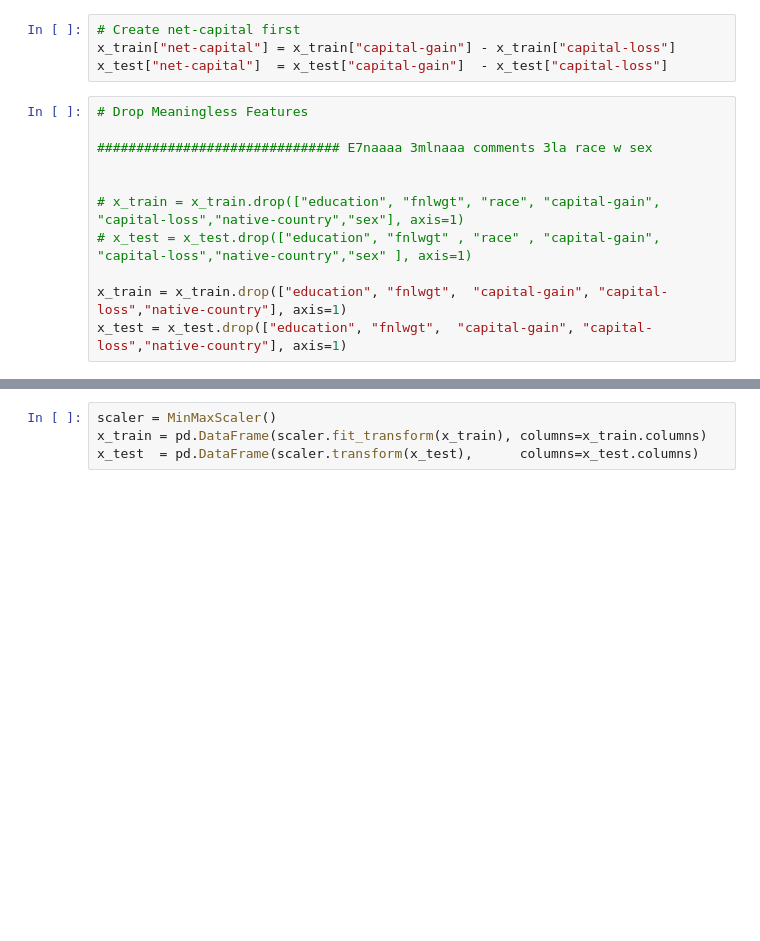
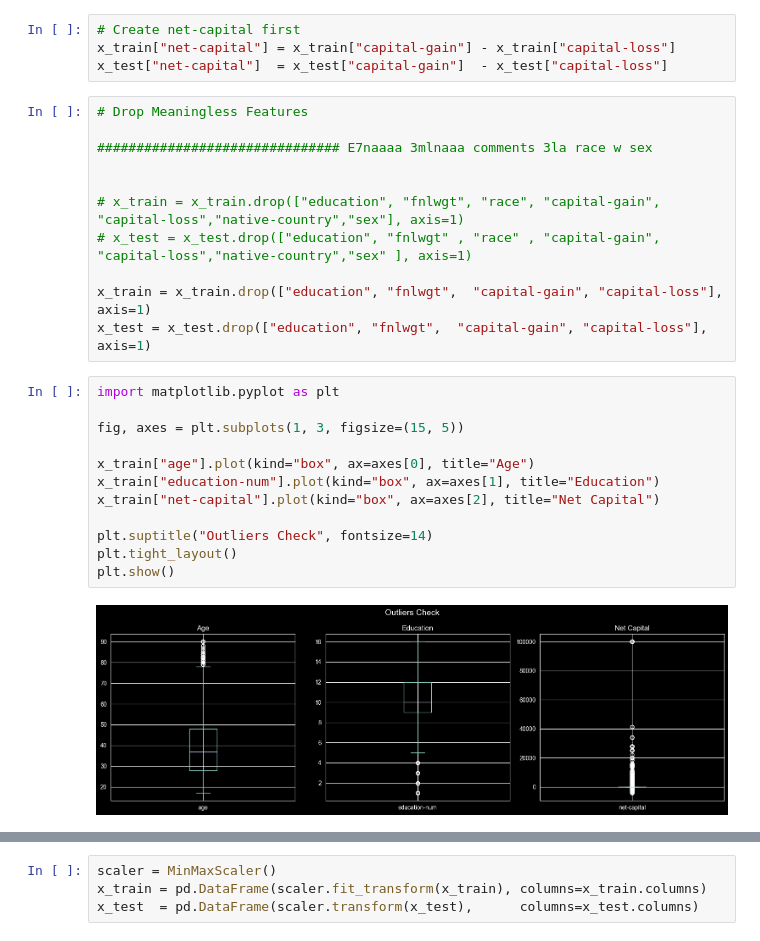
Before and after one commit to YoussefBarakat05/Income-Prediction, a Jupyter notebook: main.ipynb, the cells around one changed output, grey strips where cells are left out. Cells and saved outputs as stored; diff of their text form; blank space fills up the shorter version.

```diff
--- a/main.ipynb
+++ b/main.ipynb
@@ -100,5 +136,19 @@ x_test["net-capital"]  = x_test["capital-gain"]  - x_test["capital-loss"]
 # x_train = x_train.drop(["education", "fnlwgt", "race", "capital-gain", "capital-loss","native-country","sex"], axis=1)
 # x_test = x_test.drop(["education", "fnlwgt" , "race" , "capital-gain", "capital-loss","native-country","sex" ], axis=1)
 
-x_train = x_train.drop(["education", "fnlwgt",  "capital-gain", "capital-loss","native-country"], axis=1)
-x_test = x_test.drop(["education", "fnlwgt",  "capital-gain", "capital-loss","native-country"], axis=1)
+x_train = x_train.drop(["education", "fnlwgt",  "capital-gain", "capital-loss"], axis=1)
+x_test = x_test.drop(["education", "fnlwgt",  "capital-gain", "capital-loss"], axis=1)
+# %%
+import matplotlib.pyplot as plt
+
+fig, axes = plt.subplots(1, 3, figsize=(15, 5))
+
+x_train["age"].plot(kind="box", ax=axes[0], title="Age")
+x_train["education-num"].plot(kind="box", ax=axes[1], title="Education")
+x_train["net-capital"].plot(kind="box", ax=axes[2], title="Net Capital")
+
+plt.suptitle("Outliers Check", fontsize=14)
+plt.tight_layout()
+plt.show()
+# %% [output]
+[figure, added]
```
Also changed, not shown: parts of 13 cells of this notebook.
